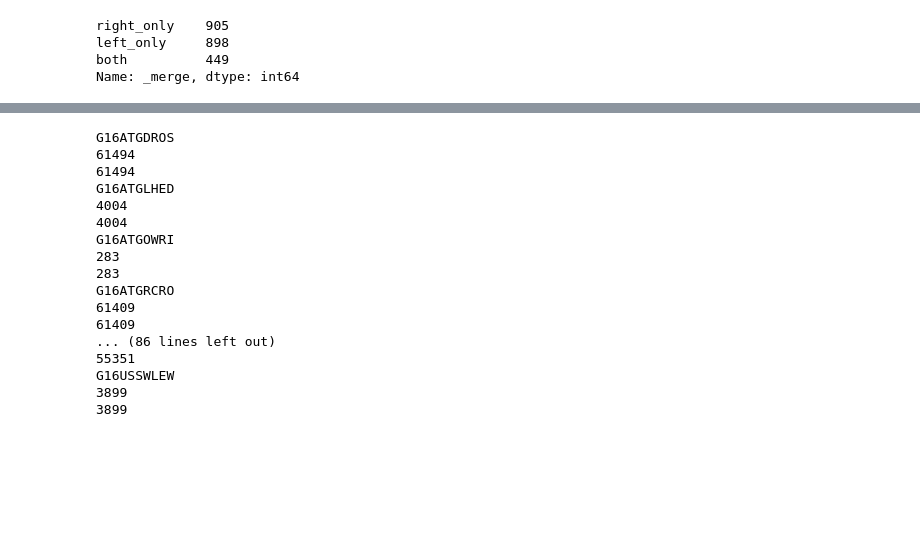
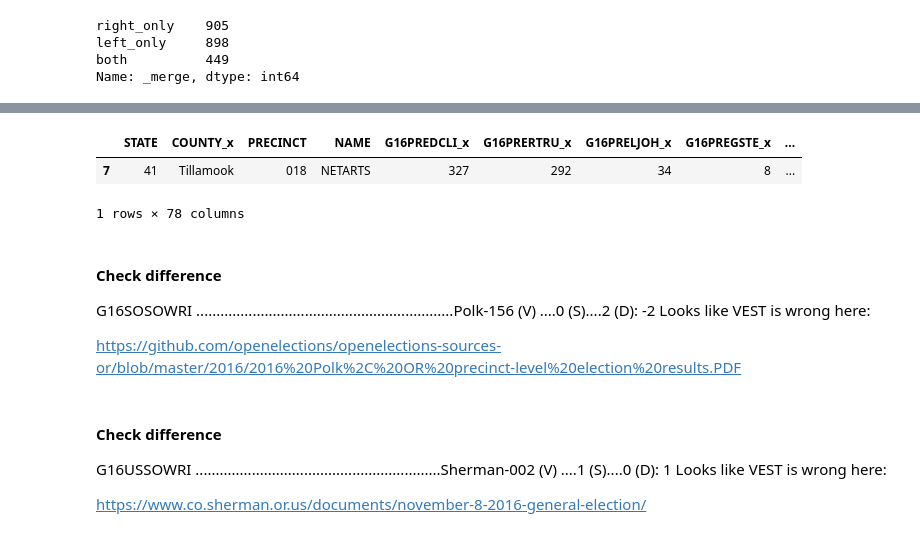
Before and after one commit to nonpartisan-redistricting-datahub/pdv-or, a Jupyter notebook: vest-or-2016/vest-or-2016-validation.ipynb, the cells around one changed output, grey strips where cells are left out. Drawn from its saved outputs; the diff is of its cells as text; code cells hidden in the pictures; blank space fills up the shorter version.

```diff
--- a/vest-or-2016/vest-or-2016-validation.ipynb
+++ b/vest-or-2016/vest-or-2016-validation.ipynb
@@ -568,23 +493,18 @@ election_results_pivot.to_csv("./full_elections.csv")
-# %%
-for i in data_columns:
-    print(i)
-    print(sum(vest_or_16[vest_or_16["COUNTY"]=="Marion"][i]))
-    print(sum(election_results_pivot[election_results_pivot["COUNTY"]=="Marion"][i]))
-# %% [output]
-G16ATGDROS
-61494
-61494
-G16ATGLHED
-4004
-4004
-G16ATGOWRI
-283
-283
-G16ATGRCRO
-61409
-61409
-... (86 lines left out)
-55351
-G16USSWLEW
-3899
-3899
+# %%
+final_2[final_2["join_id"]=='Tillamook-018']
+# %% [output]
+|  | STATE | COUNTY_x | PRECINCT | NAME | G16PREDCLI_x | G16PRERTRU_x | G16PRELJOH_x | G16PREGSTE_x | ... |
+| 7 | 41 | Tillamook | 018 | NETARTS | 327 | 292 | 34 | 8 | ... |
+1 rows × 78 columns
+# %% [markdown]
+#### Check difference
+G16SOSOWRI ................................................................Polk-156 (V) ....0  (S)....2 (D):   -2
+Looks like VEST is wrong here:
+
+https://github.com/openelections/openelections-sources-or/blob/master/2016/2016%20Polk%2C%20OR%20precinct-level%20election%20results.PDF
+# %% [markdown]
+#### Check difference
+G16USSOWRI .............................................................Sherman-002 (V) ....1  (S)....0 (D):    1
+Looks like VEST is wrong here:
+
+https://www.co.sherman.or.us/documents/november-8-2016-general-election/
```
Also changed, not shown: parts of 46 cells of this notebook.
